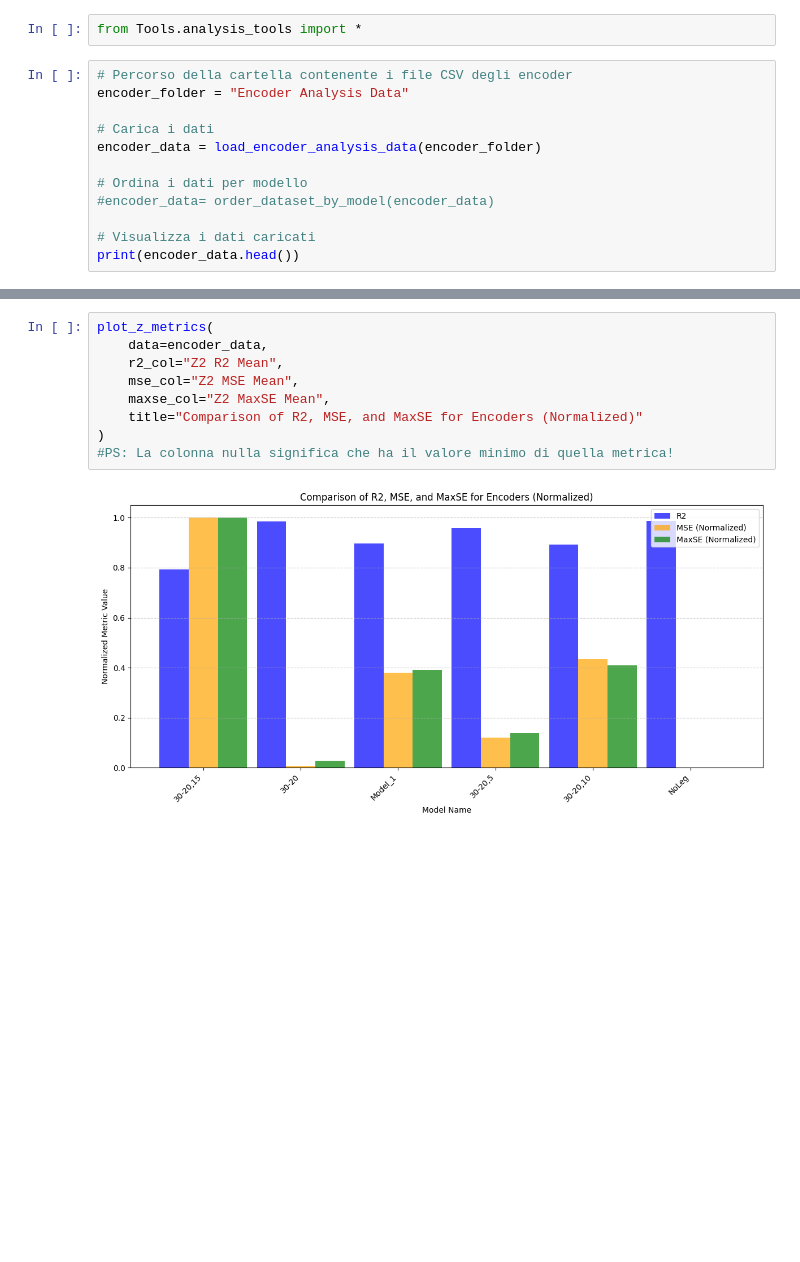
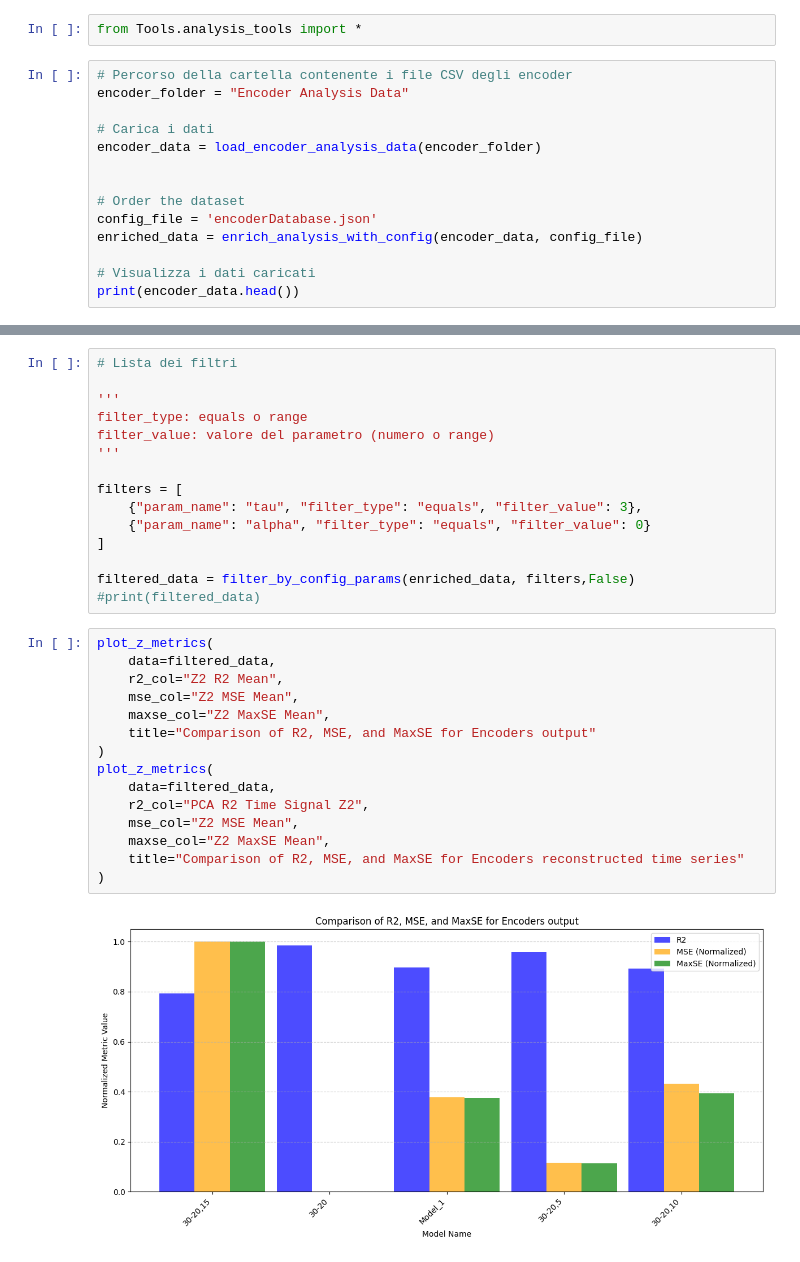
Before and after one commit to FedericoSbarbati/Lorenz-Toy, a Jupyter notebook: Encoder Analysis.ipynb, the cells around one changed output, grey strips where cells are left out. Cells and saved outputs as stored; diff of their text form; blank space fills up the shorter version.

Commit message:
Optimized filtering in analysis tools

```diff
--- a/Encoder Analysis.ipynb
+++ b/Encoder Analysis.ipynb
@@ -7,8 +7,10 @@ encoder_folder = "Encoder Analysis Data"
 # Carica i dati
 encoder_data = load_encoder_analysis_data(encoder_folder)
 
-# Ordina i dati per modello
-#encoder_data= order_dataset_by_model(encoder_data)
+
+# Order the dataset
+config_file = 'encoderDatabase.json'
+enriched_data = enrich_analysis_with_config(encoder_data, config_file)
 
 # Visualizza i dati caricati
 print(encoder_data.head())
@@ -30,14 +32,35 @@ Totale modelli caricati: 6
 2  [0.6245667  0.10787194 0.08294532 0.05658401 0...               0.795081
 3  [0.701988   0.13717869 0.09273544 0.0277328  0...               0.937381
 4  [0.5853845  0.11863489 0.09173692 0.06353065 0...               0.804510
+# %%
+# Lista dei filtri
+
+'''
+filter_type: equals o range
+filter_value: valore del parametro (numero o range)
+'''
+
+filters = [
+    {"param_name": "tau", "filter_type": "equals", "filter_value": 3},
+    {"param_name": "alpha", "filter_type": "equals", "filter_value": 0}
+]
+
+filtered_data = filter_by_config_params(enriched_data, filters,False)
+#print(filtered_data)
 # %%
 plot_z_metrics(
-    data=encoder_data,
+    data=filtered_data,
     r2_col="Z2 R2 Mean",
     mse_col="Z2 MSE Mean",
     maxse_col="Z2 MaxSE Mean",
-    title="Comparison of R2, MSE, and MaxSE for Encoders (Normalized)"
+    title="Comparison of R2, MSE, and MaxSE for Encoders output"
 )
-#PS: La colonna nulla significa che ha il valore minimo di quella metrica!
+plot_z_metrics(
+    data=filtered_data,
+    r2_col="PCA R2 Time Signal Z2",
+    mse_col="Z2 MSE Mean",
+    maxse_col="Z2 MaxSE Mean",
+    title="Comparison of R2, MSE, and MaxSE for Encoders reconstructed time series"
+)
 # %% [output]
-[figure, old version]
+[figure, new version]
```
Also changed, not shown: parts of 5 cells of this notebook, 12 other files.
